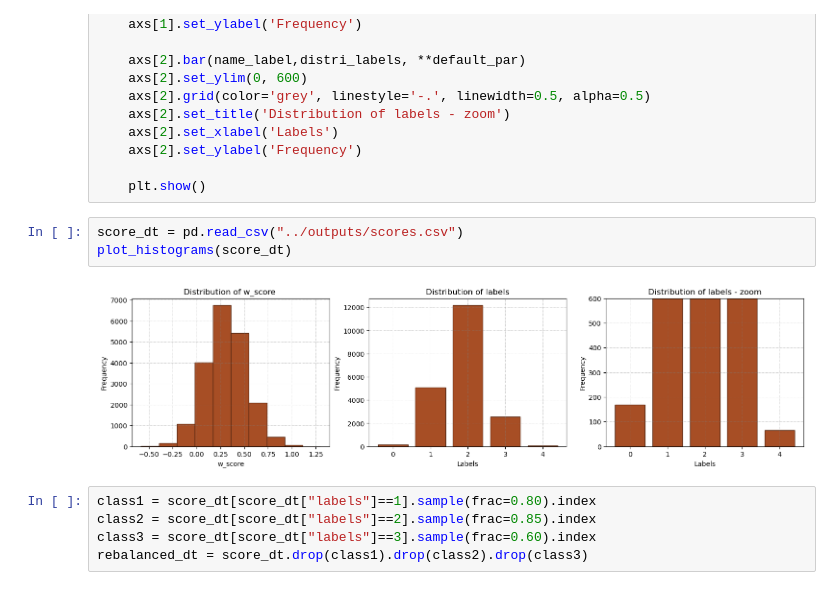
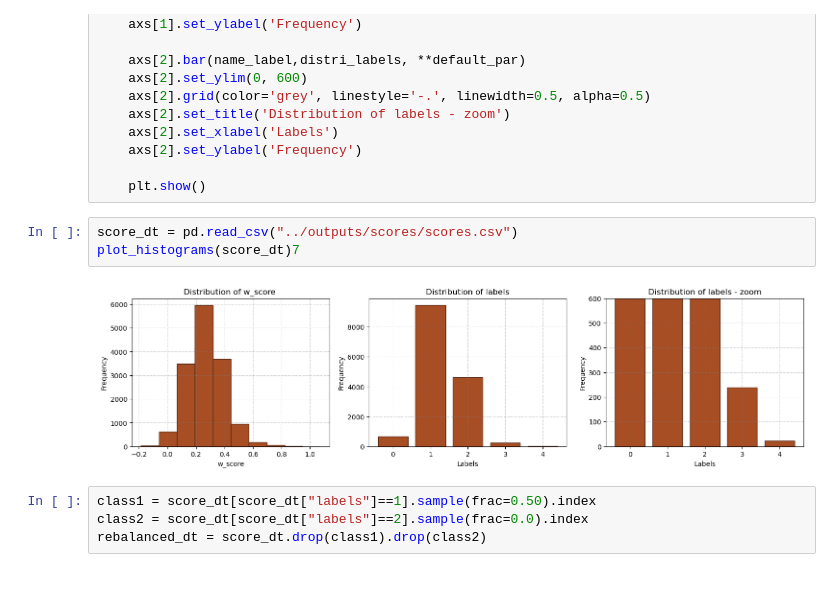
Before and after one commit to jacons/Interpretable-by-design-Human-Recommender, a Jupyter notebook: other_notebook/rebalancing_dt.ipynb, the cells around one changed output. Saved outputs shown, nothing was run; the diff lists cells and outputs as text.

```diff
--- a/other_notebook/rebalancing_dt.ipynb
+++ b/other_notebook/rebalancing_dt.ipynb
@@ -38,15 +38,14 @@ def plot_histograms(dt:DataFrame):
 
     plt.show()
 # %%
-score_dt = pd.read_csv("../outputs/scores.csv")
-plot_histograms(score_dt)
+score_dt = pd.read_csv("../outputs/scores/scores.csv")
+plot_histograms(score_dt)7
 # %% [output]
-[figure, old version]
+[figure, new version]
 # %%
-class1 = score_dt[score_dt["labels"]==1].sample(frac=0.80).index
-class2 = score_dt[score_dt["labels"]==2].sample(frac=0.85).index
-class3 = score_dt[score_dt["labels"]==3].sample(frac=0.60).index
-rebalanced_dt = score_dt.drop(class1).drop(class2).drop(class3)
+class1 = score_dt[score_dt["labels"]==1].sample(frac=0.50).index
+class2 = score_dt[score_dt["labels"]==2].sample(frac=0.0).index
+rebalanced_dt = score_dt.drop(class1).drop(class2)
 # %%
 plot_histograms(rebalanced_dt)
 # %% [output]
```
Also changed, not shown: parts of 2 cells of this notebook, 47 other files.
